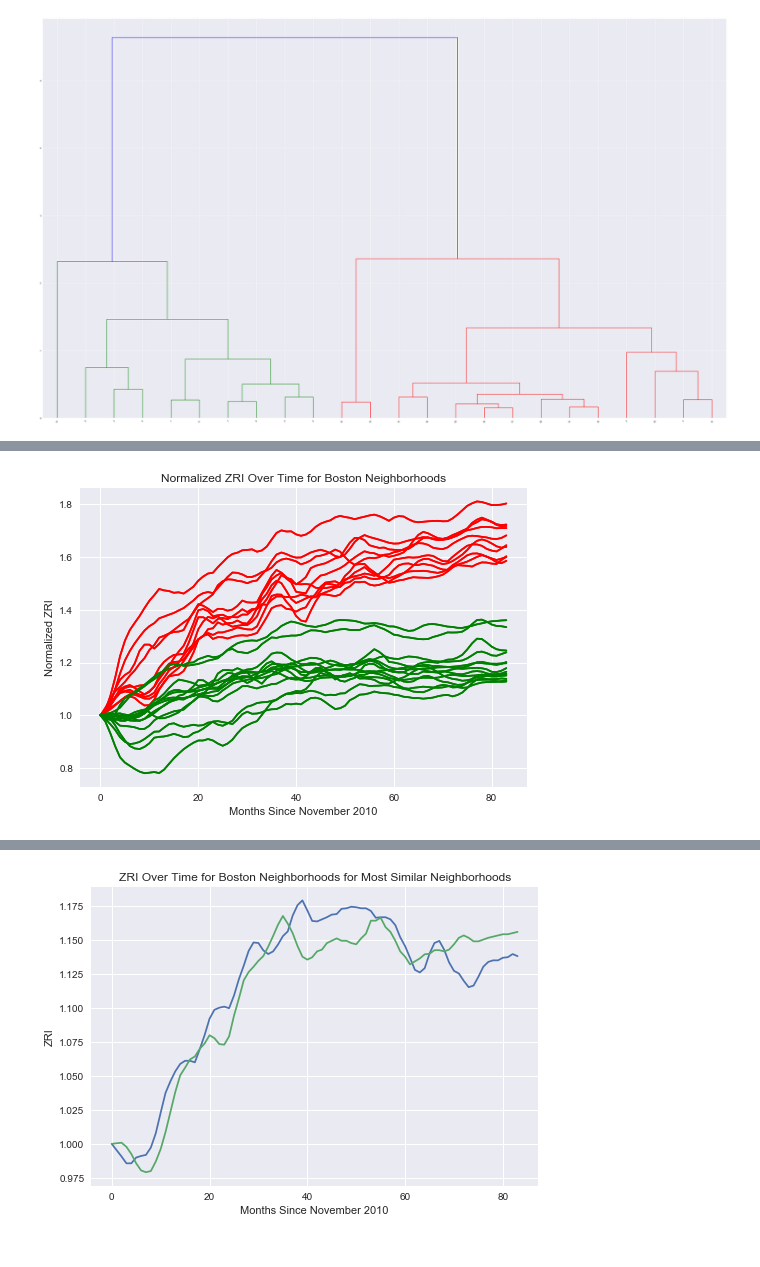
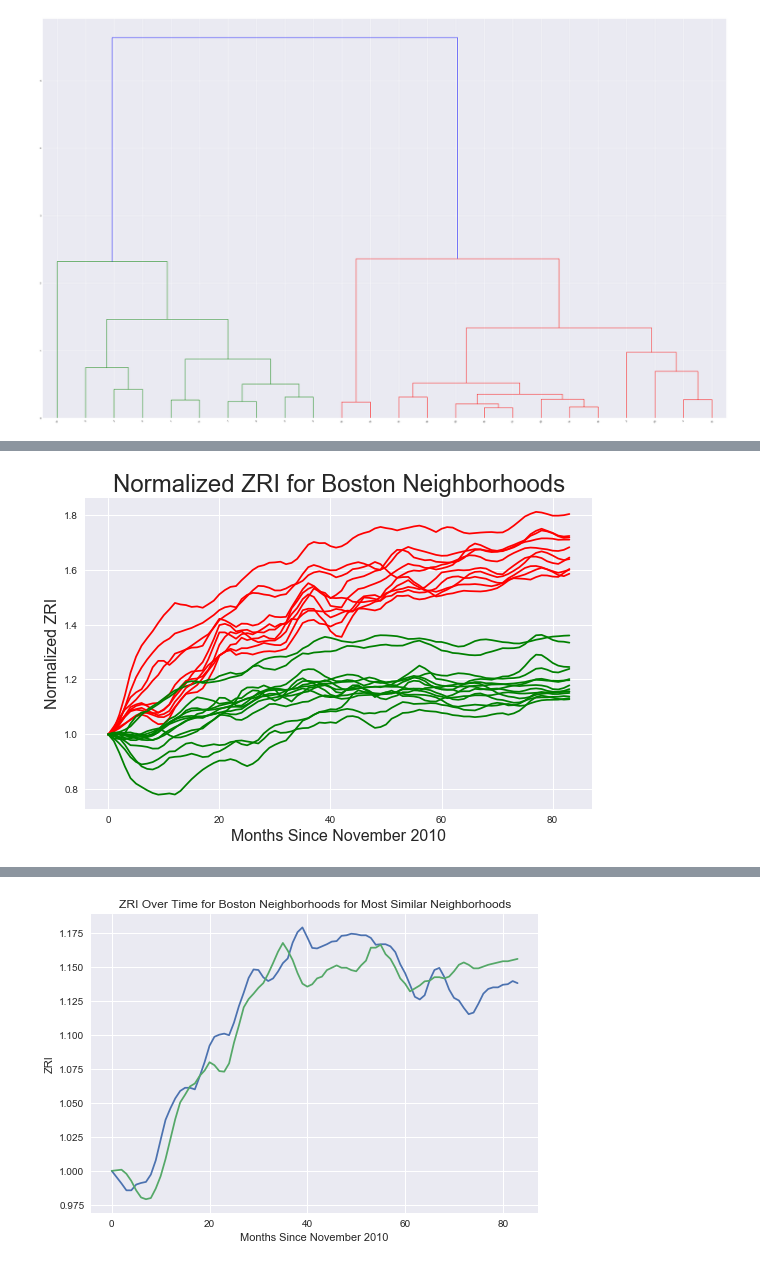
Before and after one commit to weizhongg/Boston-rental-prices-CS-506-project, a Jupyter notebook: Final Project.ipynb, the cells around one changed output, grey strips where cells are left out. Drawn from its saved outputs; the diff is of its cells as text; code cells hidden in the pictures.

```diff
--- a/Final Project.ipynb
+++ b/Final Project.ipynb
@@ -240,18 +240,19 @@ kmeans.fit_predict(timeSeries)
 labels = kmeans.labels_
 # %%
 #plot time series with clusters
-colors = ['red', 'green', 'blue', 'orange']
+colors = ['green', 'red', 'blue', 'orange']
 for i in range(0, len(timeSeries.index)):
     pyplot.plot(months,
                 timeSeries.iloc[i],
                 color=colors[labels[i]])
-pyplot.title('Normalized ZRI Over Time for Boston Neighborhoods')
-pyplot.xlabel('Months Since November 2010')
-pyplot.ylabel('Normalized ZRI')
-pyplot.savefig('C:/Development/CS506FinalProject/Normalized ZRI Over Time for Boston Neighborhoods.svg')
+pyplot.title('Normalized ZRI for Boston Neighborhoods', fontsize=24)
+pyplot.xlabel('Months Since November 2010', fontsize=16)
+pyplot.ylabel('Normalized ZRI', fontsize=16)
+pyplot.tight_layout()
+pyplot.savefig('C:/Development/CS506FinalProject/Normalized ZRI Over Time for Boston Neighborhoods.png', dpi=500)
 pyplot.show()
 # %% [output]
-[figure, old version]
+[figure, new version]
 # %%
 #dynamic time warping
 def dtw(x, y):
```
Also changed, not shown: parts of 6 cells of this notebook, 9 other files.
